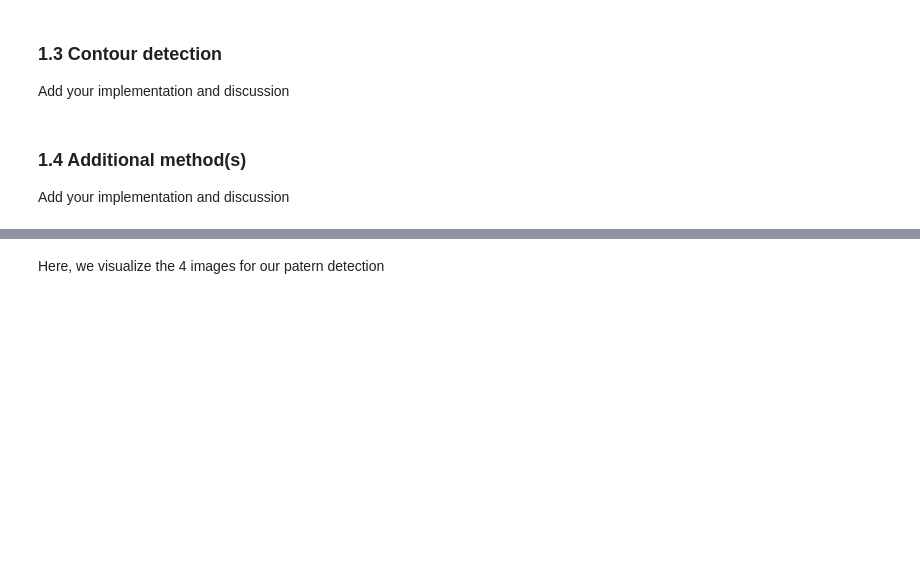
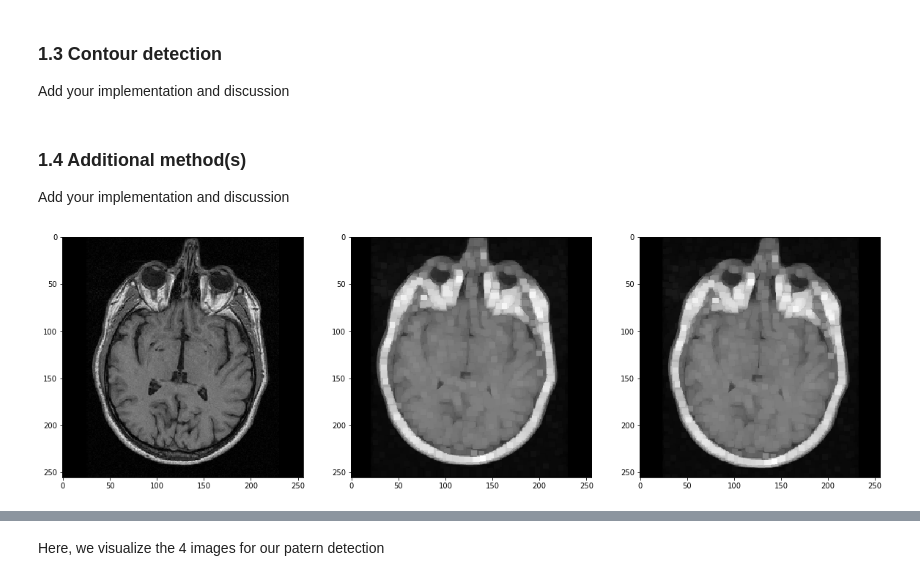
Before and after one commit to JelenaBanjac/image-analysis, a Jupyter notebook: labs/lab_01_segmentation.ipynb, the cells around one changed output, grey strips where cells are left out. Cells and saved outputs as stored; diff of their text form; code cells hidden in the pictures; blank space fills up the shorter version.

```diff
--- a/labs/lab_01_segmentation.ipynb
+++ b/labs/lab_01_segmentation.ipynb
@@ -138,0 +144,30 @@ Add your implementation and discussion
+# %%
+# Dilatation
+
+def dilatation(img, kernel):
+    # Doesn't work if kernel size % 2 == 1
+
+    M, N = img.shape
+    KM, KN = kernel.shape
+    KM_H, KN_H = KM // 2, KN // 2
+
+    img_out = np.zeros(img.shape)
+
+    for i in range(KM_H, M-KM_H):
+        for j in range(KN_H, N-KN_H):
+            max_pixel = np.max(img[i-KM_H:i+KM_H, j-KN_H: j+KN_H])
+            img_out[i-KM_H:i+KM_H, j-KN_H:j+KN_H] = kernel * max_pixel
+
+    return img_out
+
+
+resized = cv2.resize(brain_im, dsize=(256, 256))
+kernel = np.ones([6, 6])
+fig, ax = plt.subplots(1, 3, figsize=(20, 10))
+ax[0].imshow(resized, cmap='gray')
+ax[1].imshow(dilatation(resized, kernel), cmap='gray')
+ax[2].imshow(cv2.dilate(resized, kernel), cmap='gray')
+
+plt.show()
+# %% [output]
+[figure, added]
```
Also changed, not shown: parts of 7 cells of this notebook, 2 other files.
